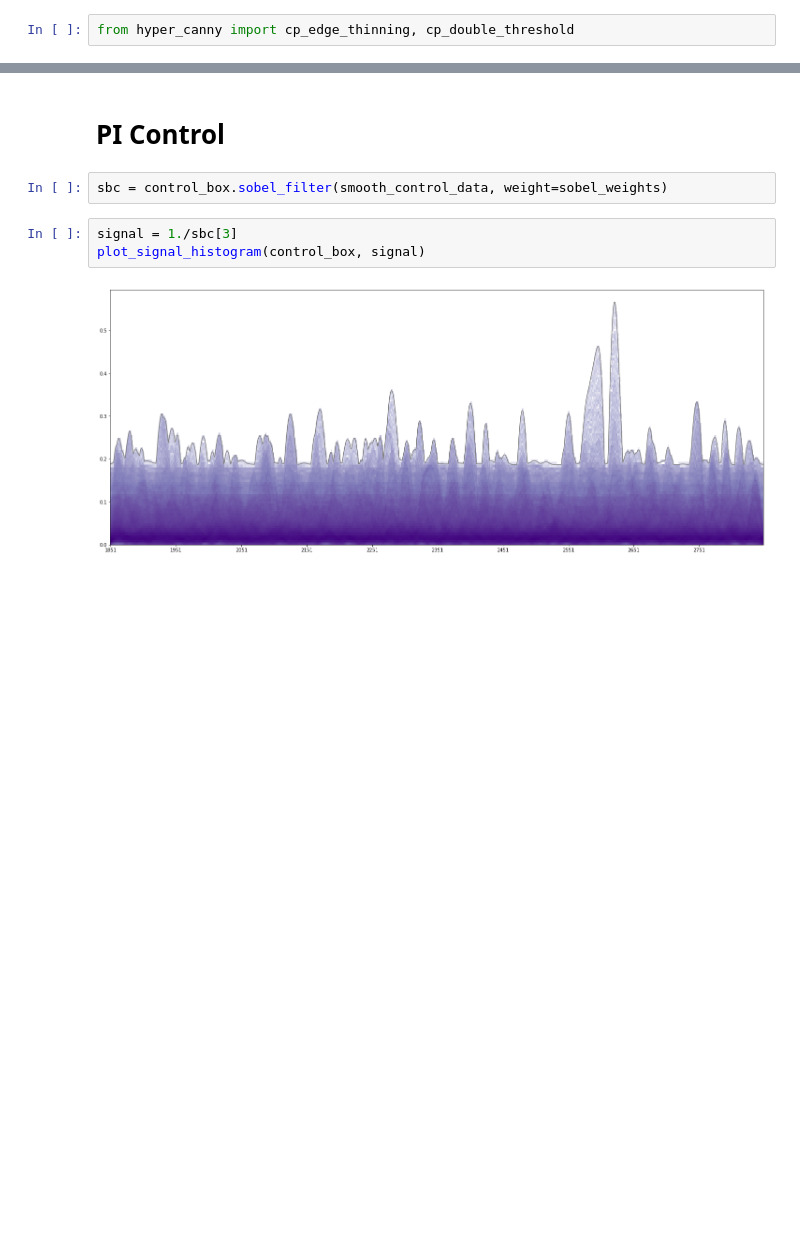
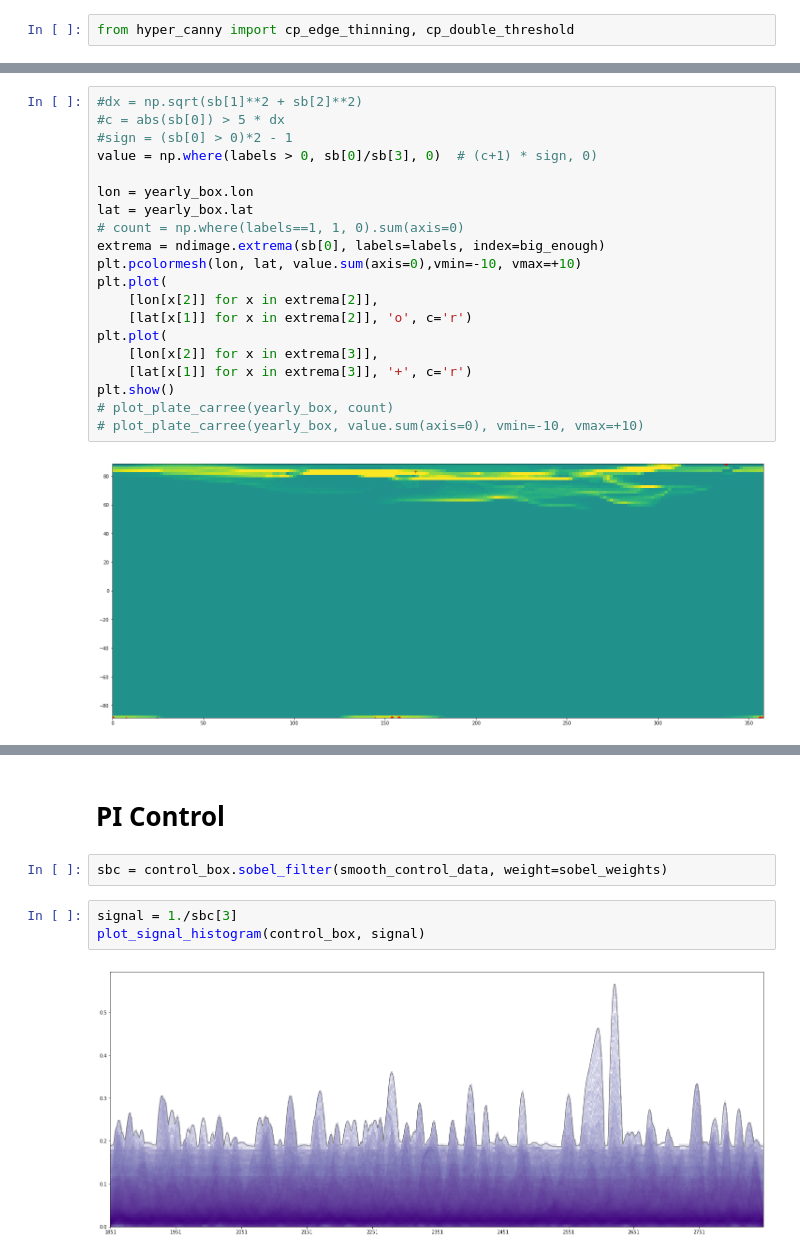
Before and after one commit to abrupt-climate/notebooks, a Jupyter notebook: Temperature.ipynb, the cells around one changed output, grey strips where cells are left out. Saved outputs shown, nothing was run; the diff lists cells and outputs as text; blank space fills up the shorter version.

```diff
--- a/Temperature.ipynb
+++ b/Temperature.ipynb
@@ -177,0 +201,22 @@ plot_orthographic_np(yearly_box, (years[:,None,None]*m).max(axis=0),  cmap='YlGn
+# %%
+#dx = np.sqrt(sb[1]**2 + sb[2]**2)
+#c = abs(sb[0]) > 5 * dx
+#sign = (sb[0] > 0)*2 - 1
+value = np.where(labels > 0, sb[0]/sb[3], 0)  # (c+1) * sign, 0)
+
+lon = yearly_box.lon
+lat = yearly_box.lat
+# count = np.where(labels==1, 1, 0).sum(axis=0)
+extrema = ndimage.extrema(sb[0], labels=labels, index=big_enough)
+plt.pcolormesh(lon, lat, value.sum(axis=0),vmin=-10, vmax=+10)
+plt.plot(
+    [lon[x[2]] for x in extrema[2]],
+    [lat[x[1]] for x in extrema[2]], 'o', c='r')
+plt.plot(
+    [lon[x[2]] for x in extrema[3]],
+    [lat[x[1]] for x in extrema[3]], '+', c='r')
+plt.show()
+# plot_plate_carree(yearly_box, count)
+# plot_plate_carree(yearly_box, value.sum(axis=0), vmin=-10, vmax=+10)
+# %% [output]
+[figure, added]
```
Also changed, not shown: parts of 15 cells of this notebook, 3 other files.
